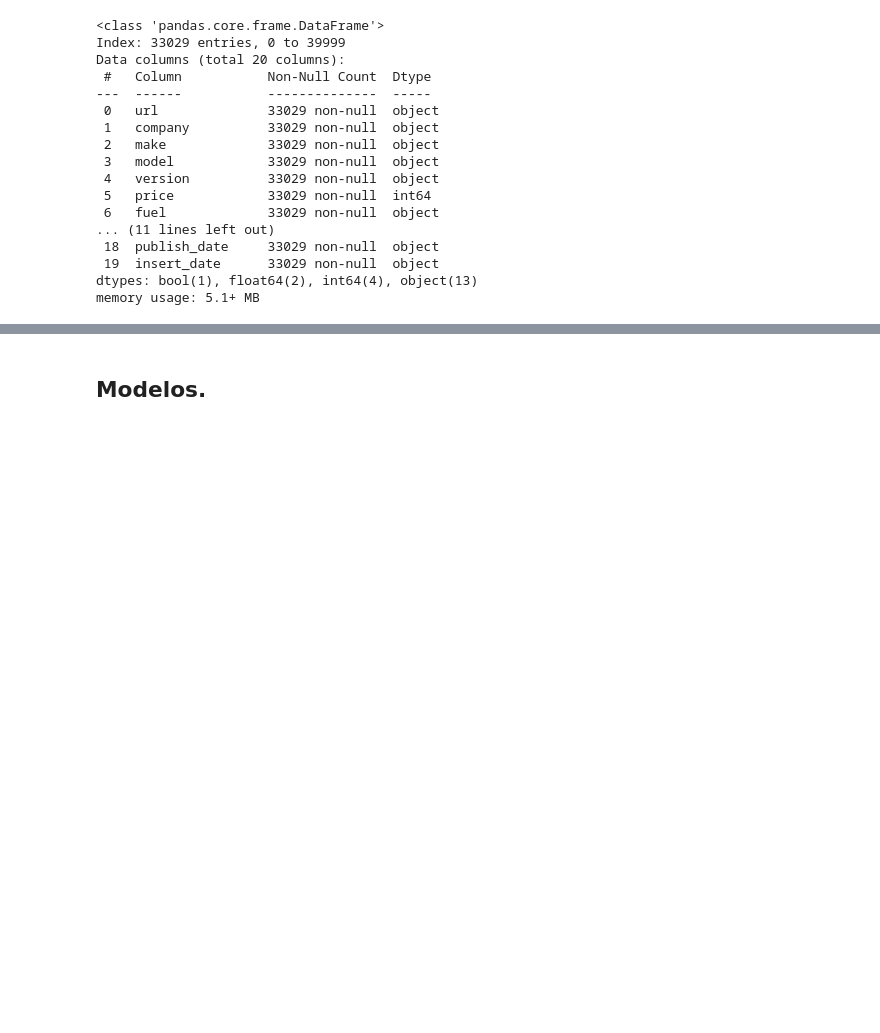
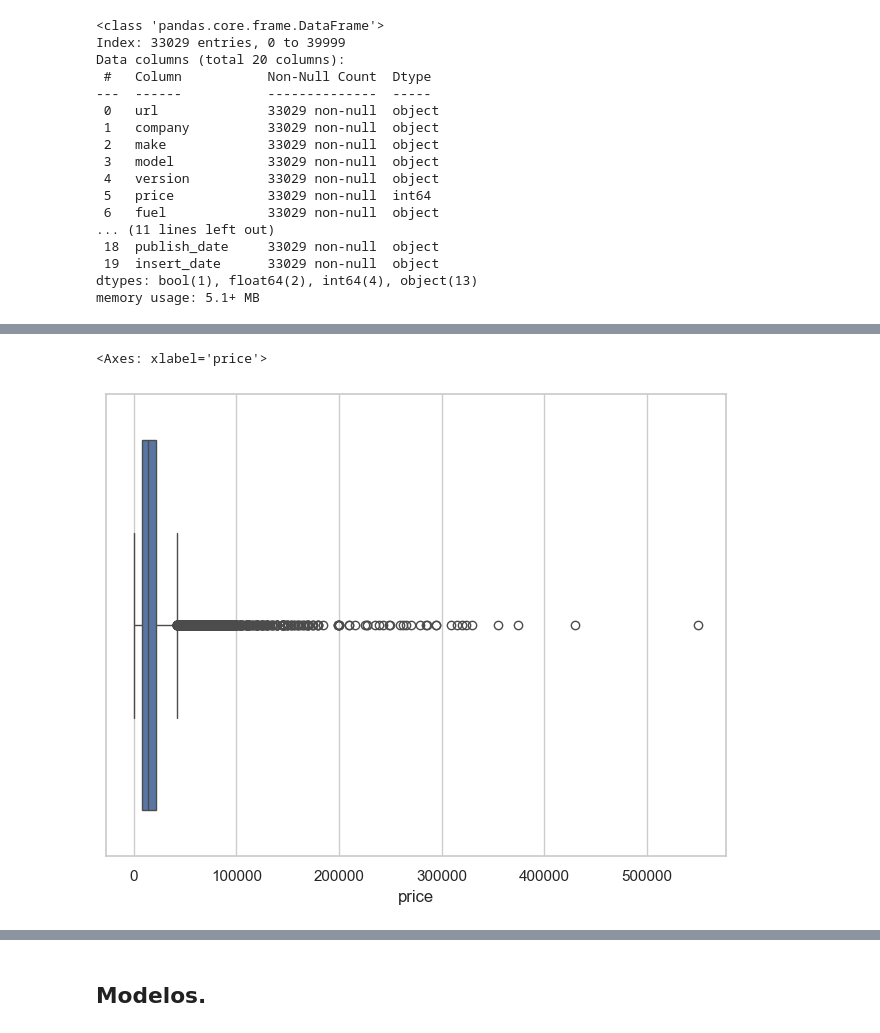
Before and after one commit to diego-dng/Proyecto-valor-coches-ML, a Jupyter notebook: notebooks/02_LimpiezaEDA.ipynb, the cells around one changed output, grey strips where cells are left out. Cells and saved outputs as stored; diff of their text form; code cells hidden in the pictures; blank space fills up the shorter version.

```diff
--- a/notebooks/02_LimpiezaEDA.ipynb
+++ b/notebooks/02_LimpiezaEDA.ipynb
@@ -89,0 +118,7 @@ memory usage: 5.1+ MB
+# %%
+sns.set(style="whitegrid")
+plt.figure(figsize=(8, 6))
+sns.boxplot(x=df["price"])
+# %% [output]
+<Axes: xlabel='price'>
+[figure, added]
```
Also changed, not shown: parts of 16 cells of this notebook, 2 other files.
